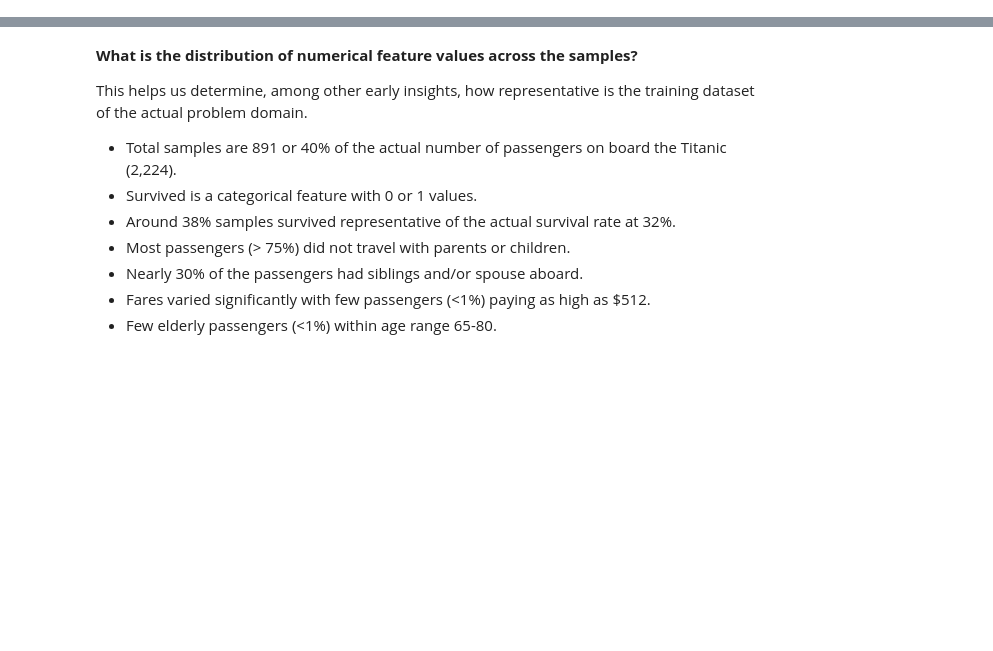
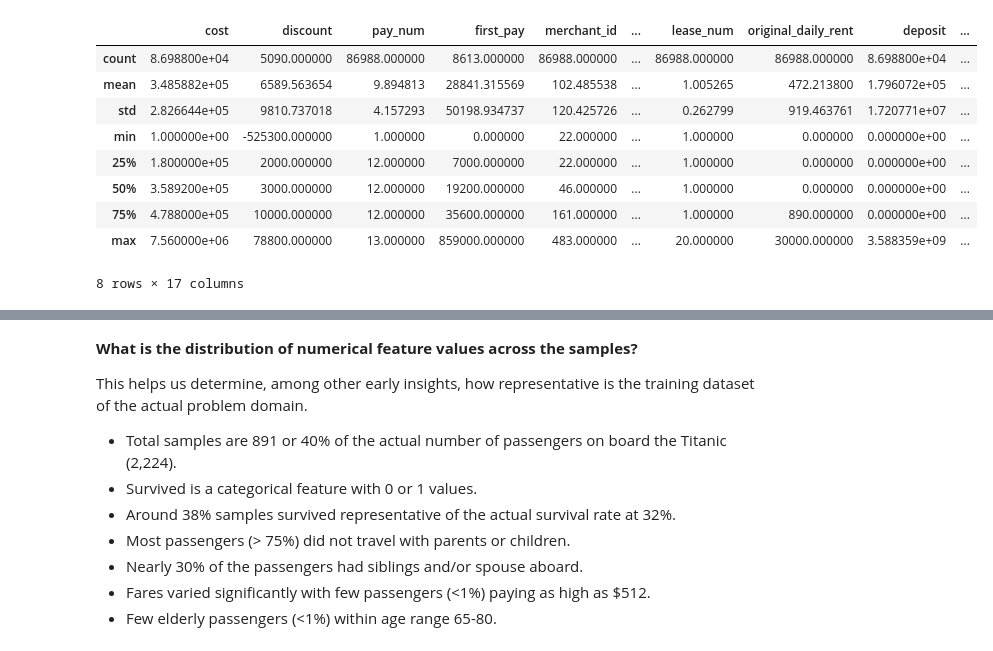
Before and after one commit to yangpingyan/pytools, a Jupyter notebook: datamining_mibao.ipynb, the cells around one changed output, grey strips where cells are left out. Cells and saved outputs as stored; diff of their text form; code cells hidden in the pictures; blank space fills up the shorter version.

```diff
--- a/datamining_mibao.ipynb
+++ b/datamining_mibao.ipynb
@@ -134,0 +115,7 @@ test_df.info()
+# %%
+# Datasets info
+PROJECT_ROOT_DIR = os.getcwd()
+DATA_ID = "学校数据.csv"
+DATASETS_PATH = os.path.join(PROJECT_ROOT_DIR, "datasets", DATA_ID)
+df_alldata = pd.read_csv(DATASETS_PATH, encoding='utf-8', engine='python')
+print("初始数据量: {}".format(df_alldata.shape))
@@ -134,0 +169,13 @@ test_df.info()
+# %%
+# 我们并不需要所有的特征值，筛选出一些可能有用的特质值
+df = df_alldata.dropna(axis=1, how='all')
+
+features = ['create_time', 'goods_name', 'cost', 'discount', 'pay_num', 'added_service', 'first_pay', 'channel',
+            'pay_type', 'merchant_id', 'goods_type', 'lease_term', 'daily_rent', 'accident_insurance', 'type',
+            'freeze_money', 'ip', 'releted', 'order_type', 'source', 'disposable_payment_discount',
+            'disposable_payment_enabled', 'lease_num', 'original_daily_rent', 'deposit', 'zmxy_score', 'card_id',
+            'contact', 'phone', 'provice', 'city', 'regoin', 'receive_address', 'emergency_contact_name', 'phone_book',
+            'emergency_contact_phone', 'emergency_contact_relation', 'type.1', 'detail_json', 'price', 'old_level']
+result = ['state', 'cancel_reason', 'check_result', 'check_remark', 'result']
+df = df[result + features]
+print("筛选出所有可能有用特征后的数据量: {}".format(df.shape))
@@ -134,0 +290,14 @@ test_df.info()
+# %%
+#  数值描述
+df.describe()
+# %% [output]
+|  | cost | discount | pay_num | first_pay | merchant_id | ... | lease_num | original_daily_rent | deposit | ... |
+| count | 8.698800e+04 | 5090.000000 | 86988.000000 | 8613.000000 | 86988.000000 | ... | 86988.000000 | 86988.000000 | 8.698800e+04 | ... |
+| mean | 3.485882e+05 | 6589.563654 | 9.894813 | 28841.315569 | 102.485538 | ... | 1.005265 | 472.213800 | 1.796072e+05 | ... |
+| std | 2.826644e+05 | 9810.737018 | 4.157293 | 50198.934737 | 120.425726 | ... | 0.262799 | 919.463761 | 1.720771e+07 | ... |
+| min | 1.000000e+00 | -525300.000000 | 1.000000 | 0.000000 | 22.000000 | ... | 1.000000 | 0.000000 | 0.000000e+00 | ... |
+| 25% | 1.800000e+05 | 2000.000000 | 12.000000 | 7000.000000 | 22.000000 | ... | 1.000000 | 0.000000 | 0.000000e+00 | ... |
+| 50% | 3.589200e+05 | 3000.000000 | 12.000000 | 19200.000000 | 46.000000 | ... | 1.000000 | 0.000000 | 0.000000e+00 | ... |
+| 75% | 4.788000e+05 | 10000.000000 | 12.000000 | 35600.000000 | 161.000000 | ... | 1.000000 | 890.000000 | 0.000000e+00 | ... |
+| max | 7.560000e+06 | 78800.000000 | 13.000000 | 859000.000000 | 483.000000 | ... | 20.000000 | 30000.000000 | 3.588359e+09 | ... |
+8 rows × 17 columns
```
Also changed, not shown: parts of 41 cells of this notebook, 1 other file.
